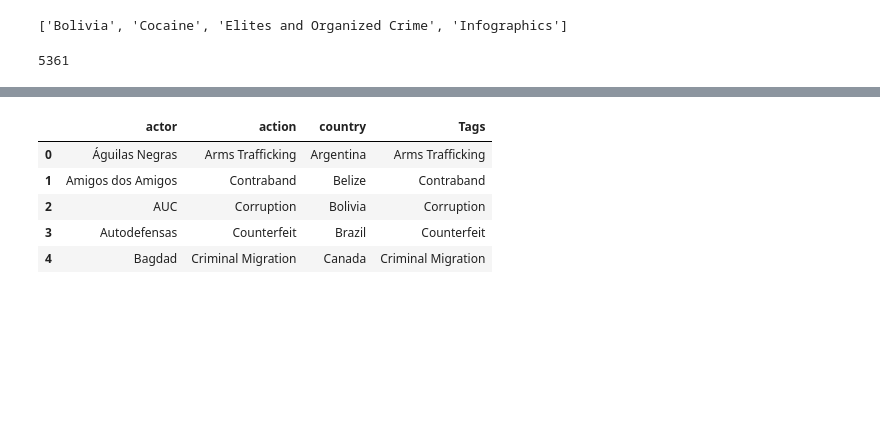
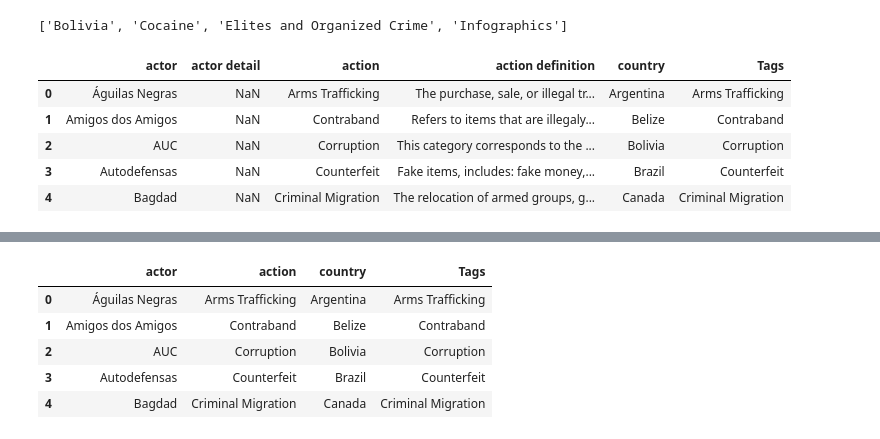
Before and after one commit to lwdozal/SI, a Jupyter notebook: replacement_loop.ipynb, the cells around one changed output, grey strips where cells are left out. Saved outputs shown, nothing was run; the diff lists cells and outputs as text; code cells hidden in the pictures; blank space fills up the shorter version.

```diff
--- a/replacement_loop.ipynb
+++ b/replacement_loop.ipynb
@@ -278,5 +265,10 @@ def cambios(nuevo, original):
-# %%
-len(df.tags.unique())
-# %% [output]
-5361
+# %%
+new_tags.head()
+# %% [output]
+|  | actor | actor detail | action | action definition | country | Tags |
+| 0 | Águilas Negras | NaN | Arms Trafficking | The purchase, sale, or illegal tr... | Argentina | Arms Trafficking |
+| 1 | Amigos dos Amigos | NaN | Contraband | Refers to items that are illegaly... | Belize | Contraband |
+| 2 | AUC | NaN | Corruption | This category corresponds to the ... | Bolivia | Corruption |
+| 3 | Autodefensas | NaN | Counterfeit | Fake items, includes: fake money,... | Brazil | Counterfeit |
+| 4 | Bagdad | NaN | Criminal Migration | The relocation of armed groups, g... | Canada | Criminal Migration |
 # %%
```
Also changed, not shown: parts of 19 cells of this notebook.
